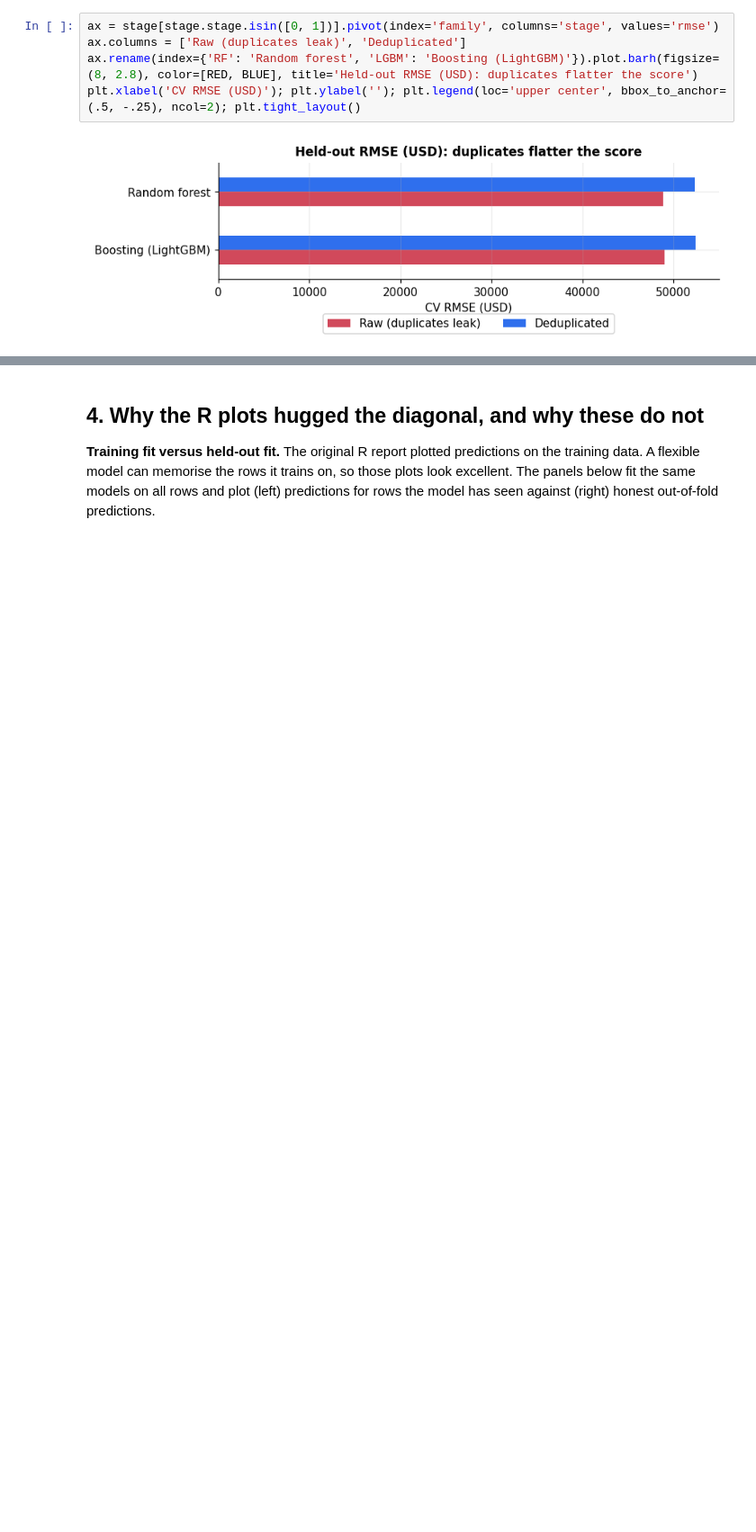
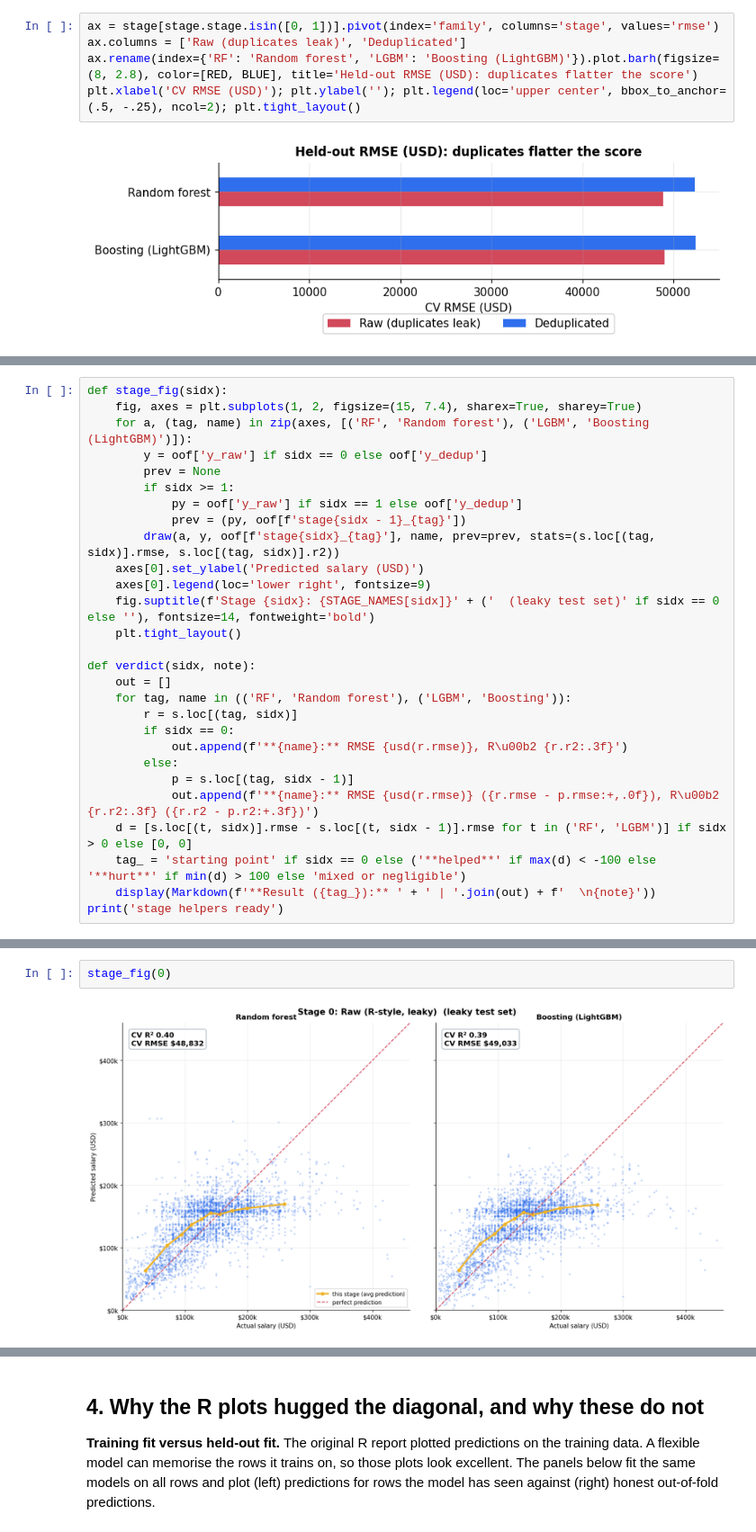
Before and after one commit to nicholasaxl/Salary-Prediction-ML-131, a Jupyter notebook: salary_analysis.ipynb, the cells around one changed output, grey strips where cells are left out. Shown at 90% size. Drawn from its saved outputs; the diff is of its cells as text; blank space fills up the shorter version.

```diff
--- a/salary_analysis.ipynb
+++ b/salary_analysis.ipynb
@@ -148,0 +213,28 @@ The hollow stage-0 markers are measured on a different, leaky test set, so they
+# %%
+def stage_fig(sidx):
+    fig, axes = plt.subplots(1, 2, figsize=(15, 7.4), sharex=True, sharey=True)
+    for a, (tag, name) in zip(axes, [('RF', 'Random forest'), ('LGBM', 'Boosting (LightGBM)')]):
+        y = oof['y_raw'] if sidx == 0 else oof['y_dedup']
+        prev = None
+        if sidx >= 1:
+            py = oof['y_raw'] if sidx == 1 else oof['y_dedup']
+            prev = (py, oof[f'stage{sidx - 1}_{tag}'])
+        draw(a, y, oof[f'stage{sidx}_{tag}'], name, prev=prev, stats=(s.loc[(tag, sidx)].rmse, s.loc[(tag, sidx)].r2))
+    axes[0].set_ylabel('Predicted salary (USD)')
+    axes[0].legend(loc='lower right', fontsize=9)
+    fig.suptitle(f'Stage {sidx}: {STAGE_NAMES[sidx]}' + ('  (leaky test set)' if sidx == 0 else ''), fontsize=14, fontweight='bold')
+    plt.tight_layout()
+
+def verdict(sidx, note):
+    out = []
+    for tag, name in (('RF', 'Random forest'), ('LGBM', 'Boosting')):
+        r = s.loc[(tag, sidx)]
+        if sidx == 0:
+            out.append(f'**{name}:** RMSE {usd(r.rmse)}, R\u00b2 {r.r2:.3f}')
+        else:
+            p = s.loc[(tag, sidx - 1)]
+            out.append(f'**{name}:** RMSE {usd(r.rmse)} ({r.rmse - p.rmse:+,.0f}), R\u00b2 {r.r2:.3f} ({r.r2 - p.r2:+.3f})')
+    d = [s.loc[(t, sidx)].rmse - s.loc[(t, sidx - 1)].rmse for t in ('RF', 'LGBM')] if sidx > 0 else [0, 0]
+    tag_ = 'starting point' if sidx == 0 else ('**helped**' if max(d) < -100 else '**hurt**' if min(d) > 100 else 'mixed or negligible')
+    display(Markdown(f'**Result ({tag_}):** ' + ' | '.join(out) + f'  \n{note}'))
+print('stage helpers ready')
@@ -148,0 +247,4 @@ The hollow stage-0 markers are measured on a different, leaky test set, so they
+# %%
+stage_fig(0)
+# %% [output]
+[figure, added]
```
Also changed, not shown: parts of 37 cells of this notebook, 4 other files.
